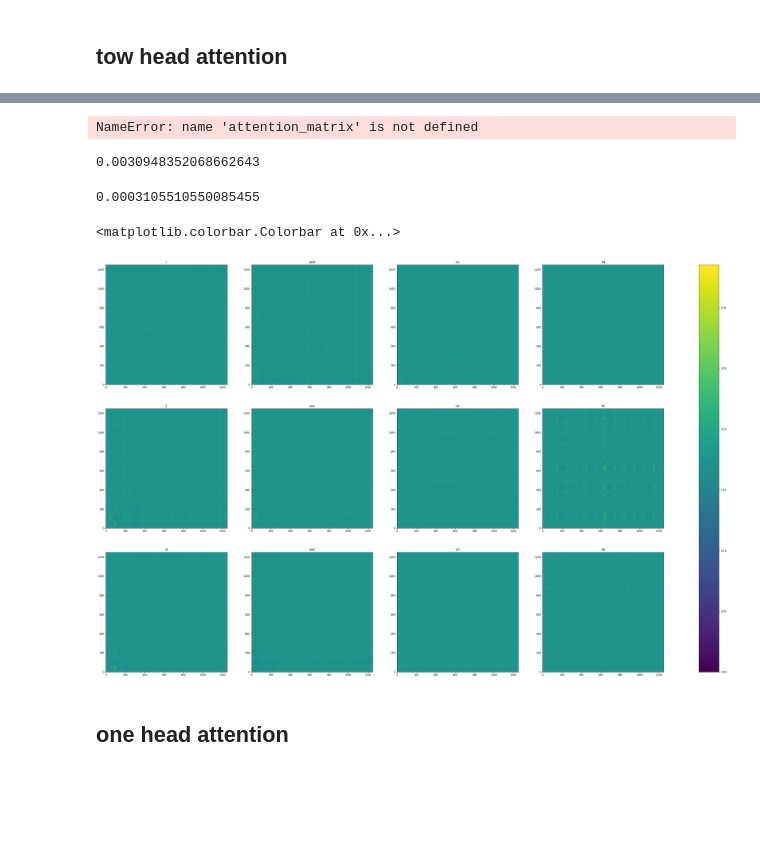
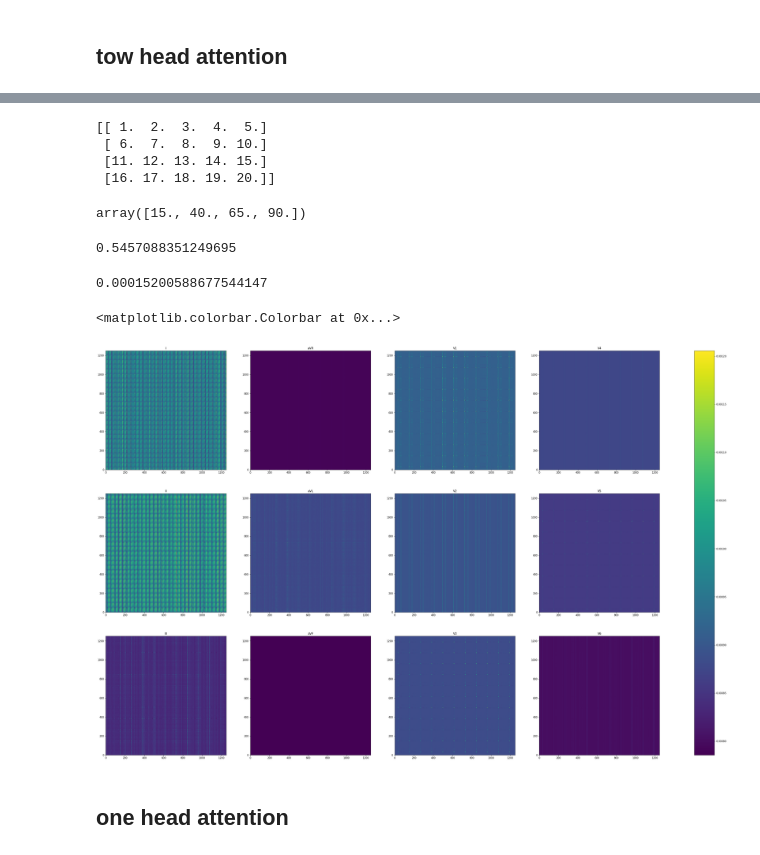
Before and after one commit to LiangBeam9810/Interpretable_HTN, a Jupyter notebook: test_ouput.ipynb, the cells around one changed output, grey strips where cells are left out. Saved outputs shown, nothing was run; the diff lists cells and outputs as text; code cells hidden in the pictures; blank space fills up the shorter version.

Commit message:
20221008_083914 extract_dim=32,hdim=64  0.83

```diff
--- a/test_ouput.ipynb
+++ b/test_ouput.ipynb
@@ -35,6 +32,7 @@ EcgChannles_num = 12
 EcgLength_num = 5000
 DEVICE = torch.device("cuda:0" if torch.cuda.is_available() else "cpu")
 print(DEVICE)
+DEVICE = 'cpu'
 # %% [output]
 cuda:0
 # %%
@@ -42,8 +40,8 @@ test_Dataset = ecg_get_data.ECG_Dataset(test_npy_path,EcgChannles_num,EcgLength_
 # %% [output]
 npys:{%d} 100
 # %%
-testmodel = Models.channels_split_ATT_CNN_(mark=True).to(DEVICE)
-testmodel.load_state_dict(torch.load("./model/20221007_074508/parameter_EarlyStoping_0.pt"))
+testmodel = Models.channels_split_ATT_CNN_linear(mark=True,extract_dim=32,hdim=64).to(DEVICE)
+testmodel.load_state_dict(torch.load("./model/20221008_075112/parameter_EarlyStoping_0.pt"))
 # %% [output]
 <All keys matched successfully>
 # %%
@@ -99,0 +101,9 @@ attention_matrix[1,11] = (((testmodel.att12v_2.to('cpu'))[0]).detach().numpy())
+# %%
+x = np.arange(0,1250)
+y = (attention_matrix[1,11].sum(axis=1))
+num_bins = 50
+
+fig, ax = plt.subplots()
+
+# the histogram of the data
+n, bins, patches = ax.hist(y, 1250, density=True)
@@ -100,31 +112,40 @@ attention_matrix[1,11] = (((testmodel.att12v_2.to('cpu'))[0]).detach().numpy())
+# %%
+a = np.linspace(1,20,20).reshape(4,5)
+print(a)
+np.sum(a,axis = 1)
+# %% [output]
+[[ 1.  2.  3.  4.  5.]
+ [ 6.  7.  8.  9. 10.]
+ [11. 12. 13. 14. 15.]
+ [16. 17. 18. 19. 20.]]
+array([15., 40., 65., 90.])
 # %%
 attention_matrix_normalized = MaxMinNormalization(attention_matrix,attention_matrix.max(),attention_matrix.min())
-# %% [output]
-NameError: name 'attention_matrix' is not defined
 # %%
-attention_matrix.max()
+attention_matrix[1].max()
 # %% [output]
-0.0030948352068662643
+0.5457088351249695
 # %%
-attention_matrix.min()
+attention_matrix[1].min()
 # %% [output]
-0.0003105510550085455
+0.00015200588677544147
 # %%
-minimum_data = np.minimum(attention_matrix_normalized[0],attention_matrix_normalized[1])
+minimum_data = np.minimum(attention_matrix[0],attention_matrix[1])
+maximum_data = np.maximum(attention_matrix[0],attention_matrix[1])
 # %%
 fig, axs = plt.subplots(nrows=3, ncols=4, figsize=(50, 30))
 i = 0
 
 for col in range(4):
     for row in range(3):
         ax = axs[row, col]
         ax.set_title(lead_index[i])
-        pcm = ax.pcolormesh(minimum_data[i],cmap='viridis',vmin=minimum_data.min(),vmax=minimum_data.max())
+        pcm = ax.pcolormesh(maximum_data[i],cmap='viridis')
         i = i+1
 fig.colorbar(pcm, ax=axs)
 # %% [output]
 <matplotlib.colorbar.Colorbar at 0x...>
-[figure, old version]
+[figure, new version]
 # %% [markdown]
 ## one head attention
 # %%
```
Also changed, not shown: parts of 13 cells of this notebook, 4 other files.
